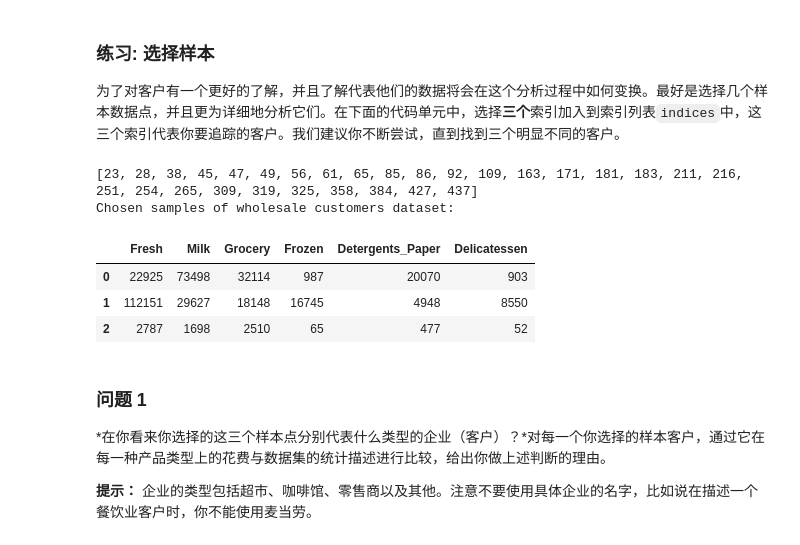
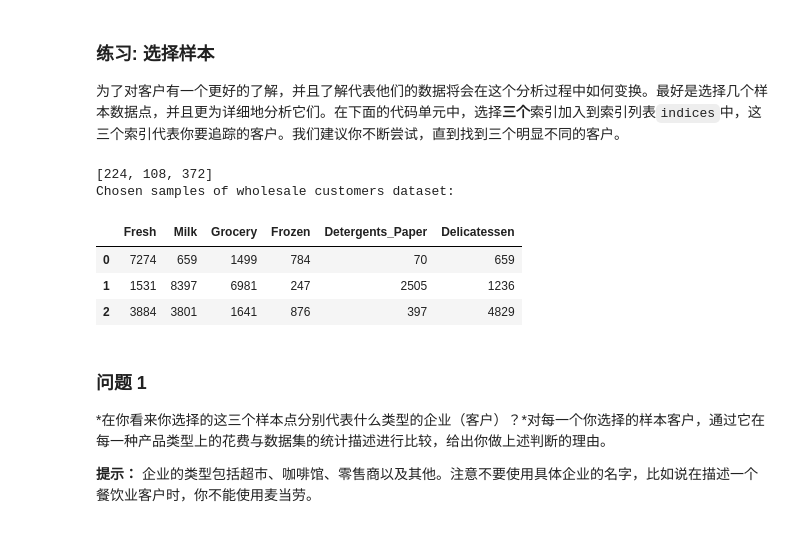
Before and after one commit to elevenching/ml, a Jupyter notebook: p3_creating_customer_segments/customer_segments.ipynb, the cells around one changed output. Drawn from its saved outputs; the diff is of its cells as text; code cells hidden in the pictures.

```diff
--- a/p3_creating_customer_segments/customer_segments.ipynb
+++ b/p3_creating_customer_segments/customer_segments.ipynb
@@ -69,23 +69,28 @@ display(data.describe())
 ### 练习: 选择样本
 为了对客户有一个更好的了解，并且了解代表他们的数据将会在这个分析过程中如何变换。最好是选择几个样本数据点，并且更为详细地分析它们。在下面的代码单元中，选择**三个**索引加入到索引列表`indices`中，这三个索引代表你要追踪的客户。我们建议你不断尝试，直到找到三个明显不同的客户。
 # %%
+import random
+
 # TODO：从数据集中选择三个你希望抽样的数据点的索引
-indices = [86, 181, 439]
+indices = random.sample(range(0, 439), 3)
+print indices
+# indices = [random.randint(0, 439), random.randint(0, 439), random.randint(0, 439)]
+# indices = [86, 181, 439]
 # print data.Milk[data.Milk == 73498].index
 # print data.Grocery.mean()
-print data.Milk[data.Milk > 15000].index.tolist()
+# print data.Milk[data.Milk > 15000].index.tolist()
 
 # 为选择的样本建立一个DataFrame
 samples = pd.DataFrame(data.loc[indices], columns = data.keys()).reset_index(drop = True)
 print "Chosen samples of wholesale customers dataset:"
 display(samples)
 # %% [output]
-[23, 28, 38, 45, 47, 49, 56, 61, 65, 85, 86, 92, 109, 163, 171, 181, 183, 211, 216, 251, 254, 265, 309, 319, 325, 358, 384, 427, 437]
+[224, 108, 372]
 Chosen samples of wholesale customers dataset:
 |  | Fresh | Milk | Grocery | Frozen | Detergents_Paper | Delicatessen |
-| 0 | 22925 | 73498 | 32114 | 987 | 20070 | 903 |
-| 1 | 112151 | 29627 | 18148 | 16745 | 4948 | 8550 |
-| 2 | 2787 | 1698 | 2510 | 65 | 477 | 52 |
+| 0 | 7274 | 659 | 1499 | 784 | 70 | 659 |
+| 1 | 1531 | 8397 | 6981 | 247 | 2505 | 1236 |
+| 2 | 3884 | 3801 | 1641 | 876 | 397 | 4829 |
 # %% [markdown]
 ### 问题 1
 *在你看来你选择的这三个样本点分别代表什么类型的企业（客户）？*对每一个你选择的样本客户，通过它在每一种产品类型上的花费与数据集的统计描述进行比较，给出你做上述判断的理由。
```
Also changed, not shown: parts of 24 cells of this notebook, 1 other file.
